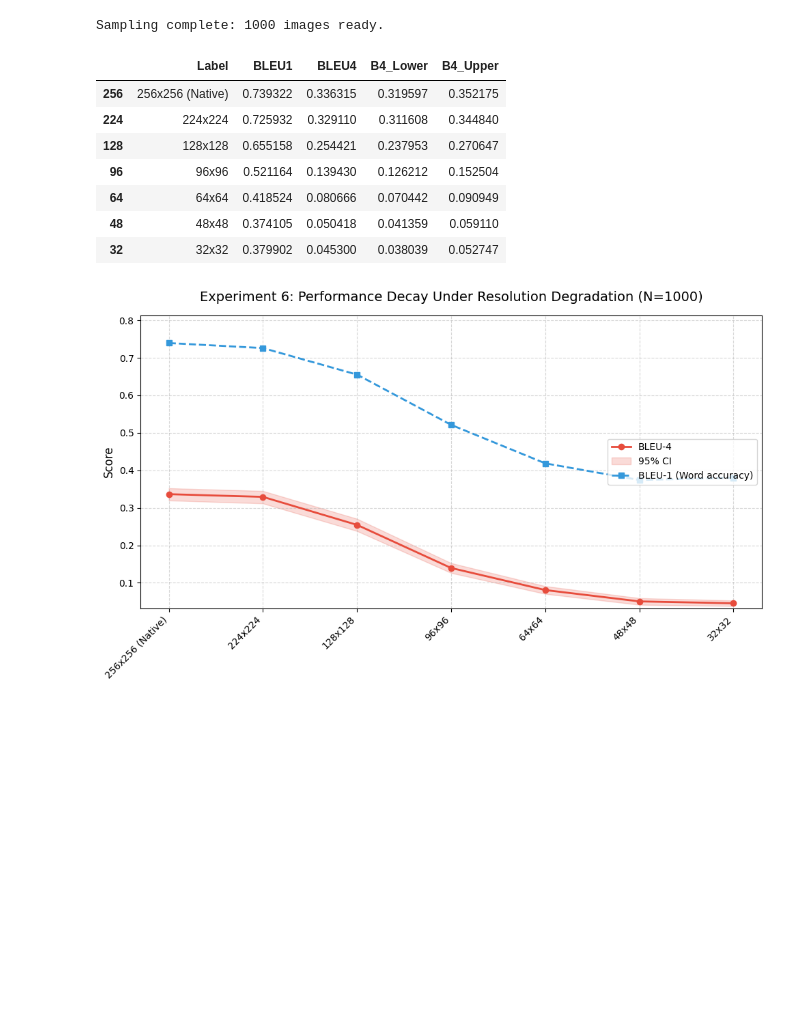
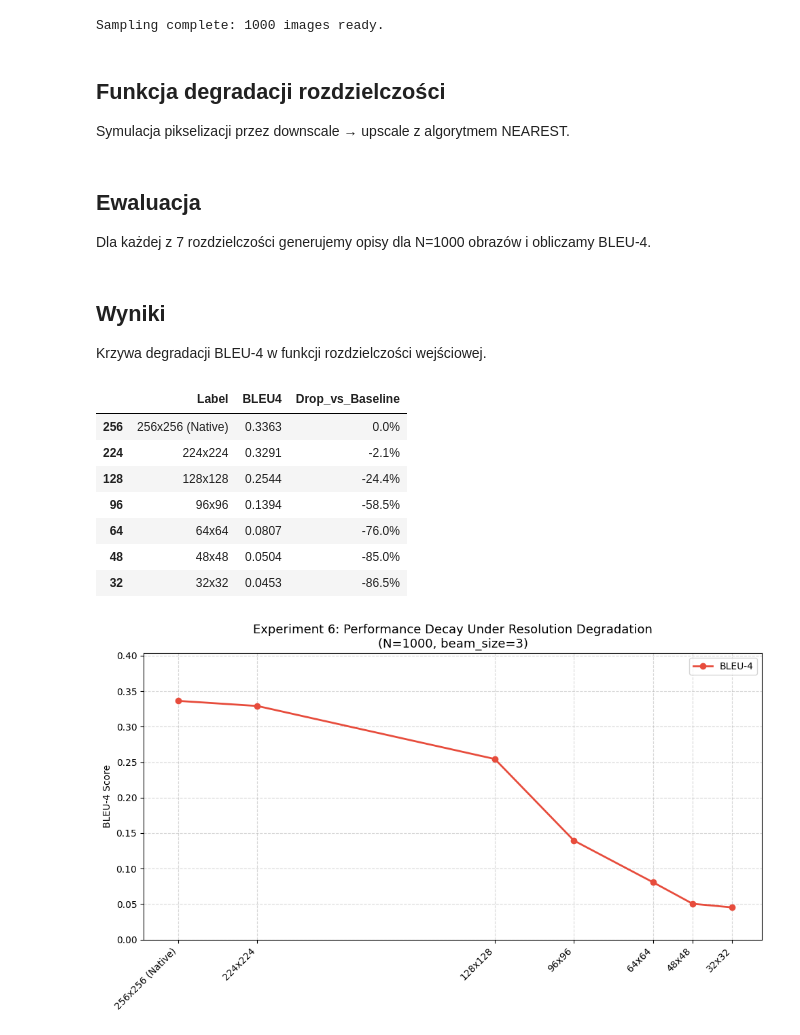
Before and after one commit to christopher-dabrowski/Show-and-Tell, a Jupyter notebook: eksperymenty/eksperyment-6.ipynb, the cells around one changed output. Cells and saved outputs as stored; diff of their text form; code cells hidden in the pictures; blank space fills up the shorter version.

```diff
--- a/eksperymenty/eksperyment-6.ipynb
+++ b/eksperymenty/eksperyment-6.ipynb
@@ -48,30 +88,23 @@ references_dict = {img['filename']: [c['tokens'] for c in img['sentences']] for
 print(f"Sampling complete: {len(references_dict)} images ready.")
 # %% [output]
 Sampling complete: 1000 images ready.
+# %% [markdown]
+## Funkcja degradacji rozdzielczości
+
+Symulacja pikselizacji przez downscale → upscale z algorytmem NEAREST.
 # %%
 def get_degraded_image(image_path, target_res):
-    """
-    Simulates resolution loss.
-    Uses NEAREST neighbor to create true pixelation blocks, avoiding smoothing artifacts.
-    """
     img = Image.open(image_path).convert('RGB')
-
-    # Standardize to 256x256 first (Baseline model input)
     img = img.resize((256, 256), Image.LANCZOS)
 
-    if target_res is not None:
-        # Degrade: Downscale and upscale back to 256x256 using NEAREST
+    if target_res != 256:
         img = img.resize((target_res, target_res), Image.NEAREST)
         img = img.resize((256, 256), Image.NEAREST)
 
     return img
-
-def bootstrap_bleu(actual_refs, actual_hyps, weights, n_iterations=1000):
-    """Calculates 95% Confidence Intervals for BLEU scores."""
-    scores = []
-    n = len(actual_hyps)
-    for _ in range(n_iterations):
-        indices = np.random.choice(n, n, replace=True)
-        scores.append(corpus_bleu([actual_refs[i] for i in indices], [actual_hyps[i] for i in indices], weights=weights))
-    return np.percentile(scores, 2.5), np.percentile(scores, 97.5)
+# %% [markdown]
+## Ewaluacja
+
+Dla każdej z 7 rozdzielczości generujemy opisy dla N=1000 obrazów
+i obliczamy BLEU-4.
 # %%
@@ -103,38 +130,38 @@ for res in resolutions:
+# %% [markdown]
+## Wyniki
+
+Krzywa degradacji BLEU-4 w funkcji rozdzielczości wejściowej.
 # %%
 df_res = pd.DataFrame.from_dict(resolution_results, orient='index').sort_index(ascending=False)
-display(df_res)
 
-# Plotting a decay curve
+baseline = df_res['BLEU4'].iloc[0]
+df_res['Drop_vs_Baseline'] = ((df_res['BLEU4'] - baseline) / baseline * 100).round(1).astype(str) + '%'
+
+display(df_res[['Label', 'BLEU4', 'Drop_vs_Baseline']].round(4))
+
 fig, ax = plt.subplots(figsize=(10, 6))
 
-x_vals = range(len(df_res))
+x_vals = df_res.index.astype(int)
 ax.plot(x_vals, df_res['BLEU4'], marker='o', linewidth=2, color='#e74c3c', label='BLEU-4')
-ax.fill_between(x_vals, df_res['B4_Lower'], df_res['B4_Upper'], color='#e74c3c', alpha=0.2, label='95% CI')
-
-ax.plot(x_vals, df_res['BLEU1'], marker='s', linewidth=2, linestyle='--', color='#3498db', label='BLEU-1 (Word accuracy)')
-
-# Dynamic Y-axis scaling based on data
-y_min = min(df_res['B4_Lower']) * 0.85
-y_max = max(df_res['BLEU1']) * 1.1
-ax.set_ylim(y_min, y_max)
 
 ax.set_xticks(x_vals)
 ax.set_xticklabels(df_res['Label'], rotation=45, ha='right')
-ax.set_title(f'Experiment 6: Performance Decay Under Resolution Degradation (N={SAMPLE_SIZE})', fontsize=14, pad=15)
-ax.set_ylabel('Score', fontsize=12)
-ax.grid(axis='both', linestyle='--', alpha=0.5)
-ax.legend(loc='center right')
-
+ax.set_title('Experiment 6: Performance Decay Under Resolution Degradation\n(N=1000, beam_size=3)', fontsize=13)
+ax.set_ylabel('BLEU-4 Score')
+ax.set_xlim(270, 20)
+ax.set_ylim(0, df_res['BLEU4'].max() * 1.2)
+ax.legend()
+ax.grid(linestyle='--', alpha=0.5)
 plt.tight_layout()
 plt.show()
 # %% [output]
-|  | Label | BLEU1 | BLEU4 | B4_Lower | B4_Upper |
-| 256 | 256x256 (Native) | 0.739322 | 0.336315 | 0.319597 | 0.352175 |
-| 224 | 224x224 | 0.725932 | 0.329110 | 0.311608 | 0.344840 |
-| 128 | 128x128 | 0.655158 | 0.254421 | 0.237953 | 0.270647 |
-| 96 | 96x96 | 0.521164 | 0.139430 | 0.126212 | 0.152504 |
-| 64 | 64x64 | 0.418524 | 0.080666 | 0.070442 | 0.090949 |
-| 48 | 48x48 | 0.374105 | 0.050418 | 0.041359 | 0.059110 |
-| 32 | 32x32 | 0.379902 | 0.045300 | 0.038039 | 0.052747 |
+|  | Label | BLEU4 | Drop_vs_Baseline |
+| 256 | 256x256 (Native) | 0.3363 | 0.0% |
+| 224 | 224x224 | 0.3291 | -2.1% |
+| 128 | 128x128 | 0.2544 | -24.4% |
+| 96 | 96x96 | 0.1394 | -58.5% |
+| 64 | 64x64 | 0.0807 | -76.0% |
+| 48 | 48x48 | 0.0504 | -85.0% |
+| 32 | 32x32 | 0.0453 | -86.5% |
-[figure, old version]
+[figure, new version]
 # %%
```
Also changed, not shown: parts of 5 cells of this notebook, 5 other files.
